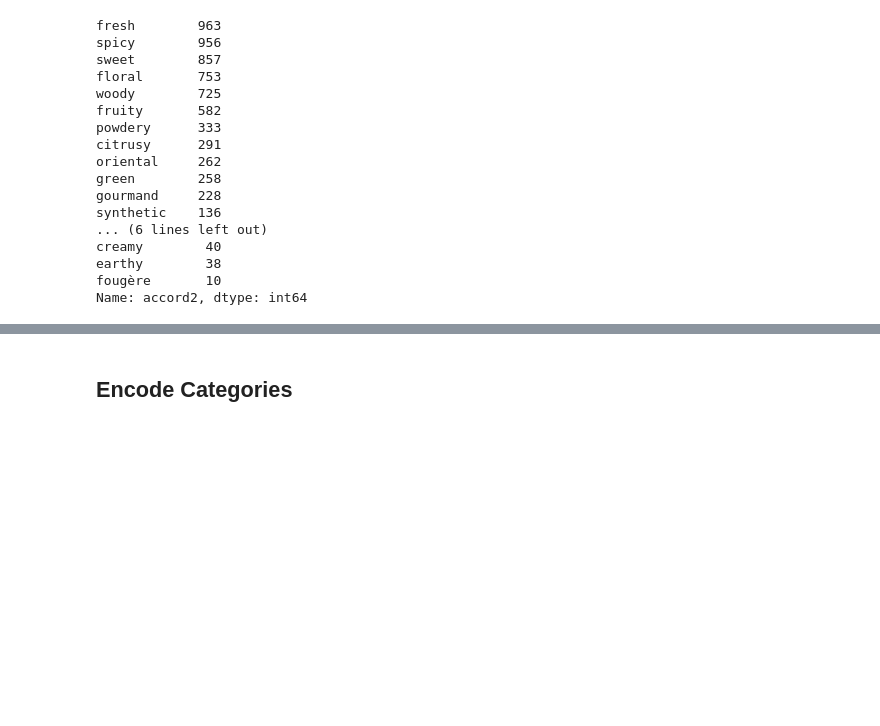
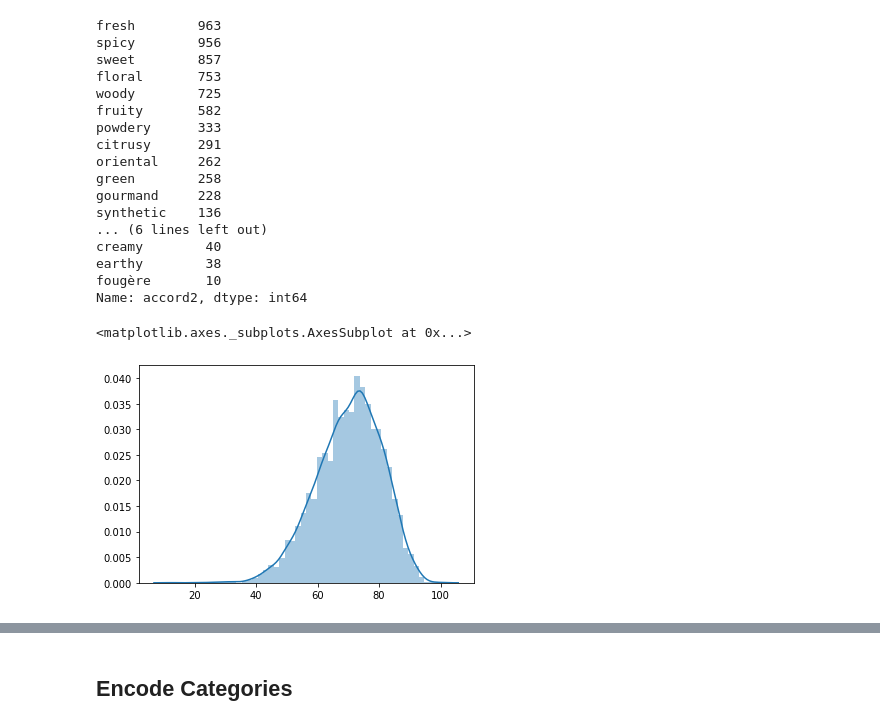
Before and after one commit to 1aguna/pyfume, a Jupyter notebook: notebook.ipynb, the cells around one changed output, grey strips where cells are left out. Cells and saved outputs as stored; diff of their text form; code cells hidden in the pictures; blank space fills up the shorter version.

```diff
--- a/notebook.ipynb
+++ b/notebook.ipynb
@@ -67,3 +67,8 @@ creamy        40
 earthy        38
 fougère       10
 Name: accord2, dtype: int64
+# %%
+sns.distplot(data[['longevity']])
+# %% [output]
+<matplotlib.axes._subplots.AxesSubplot at 0x...>
+[figure, added]
```
Also changed, not shown: parts of 13 cells of this notebook, 1 other file.
